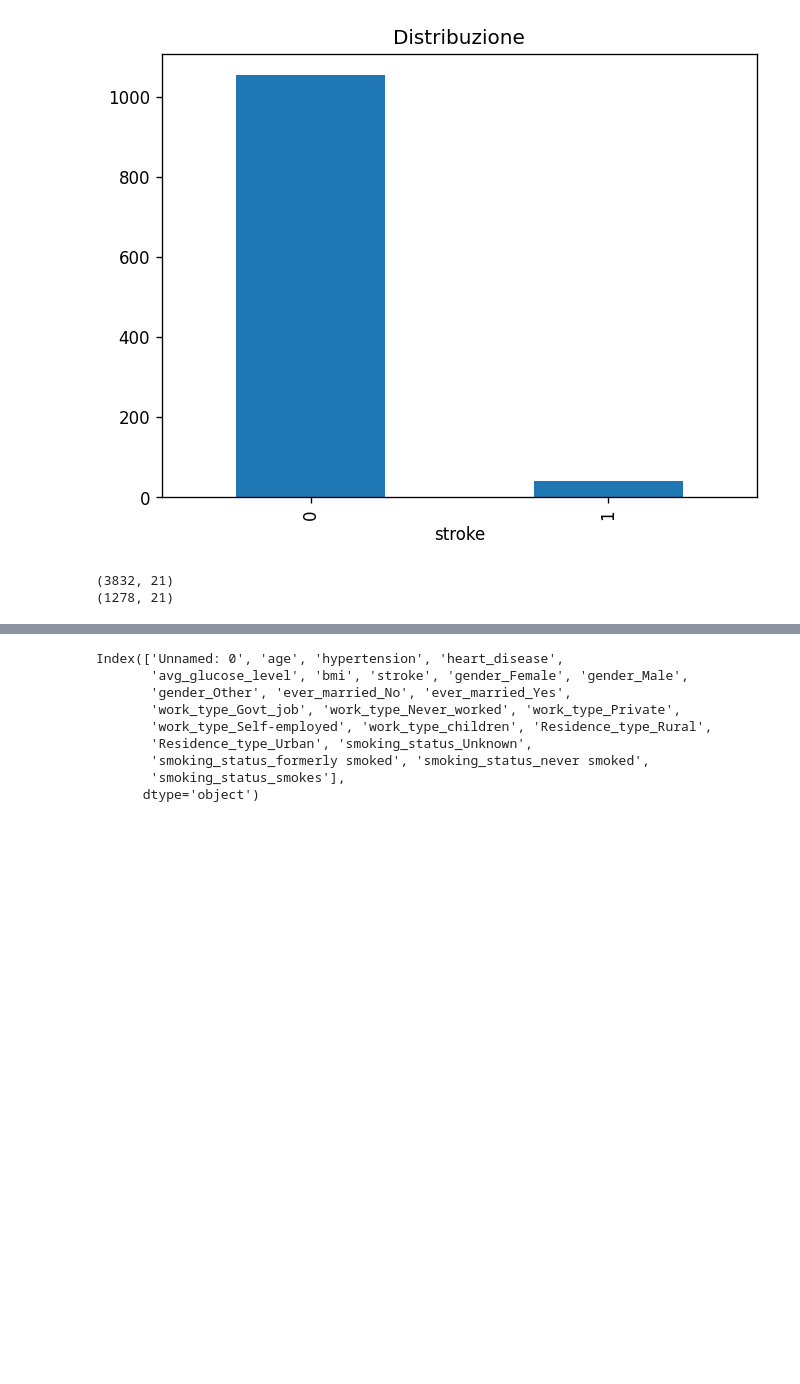
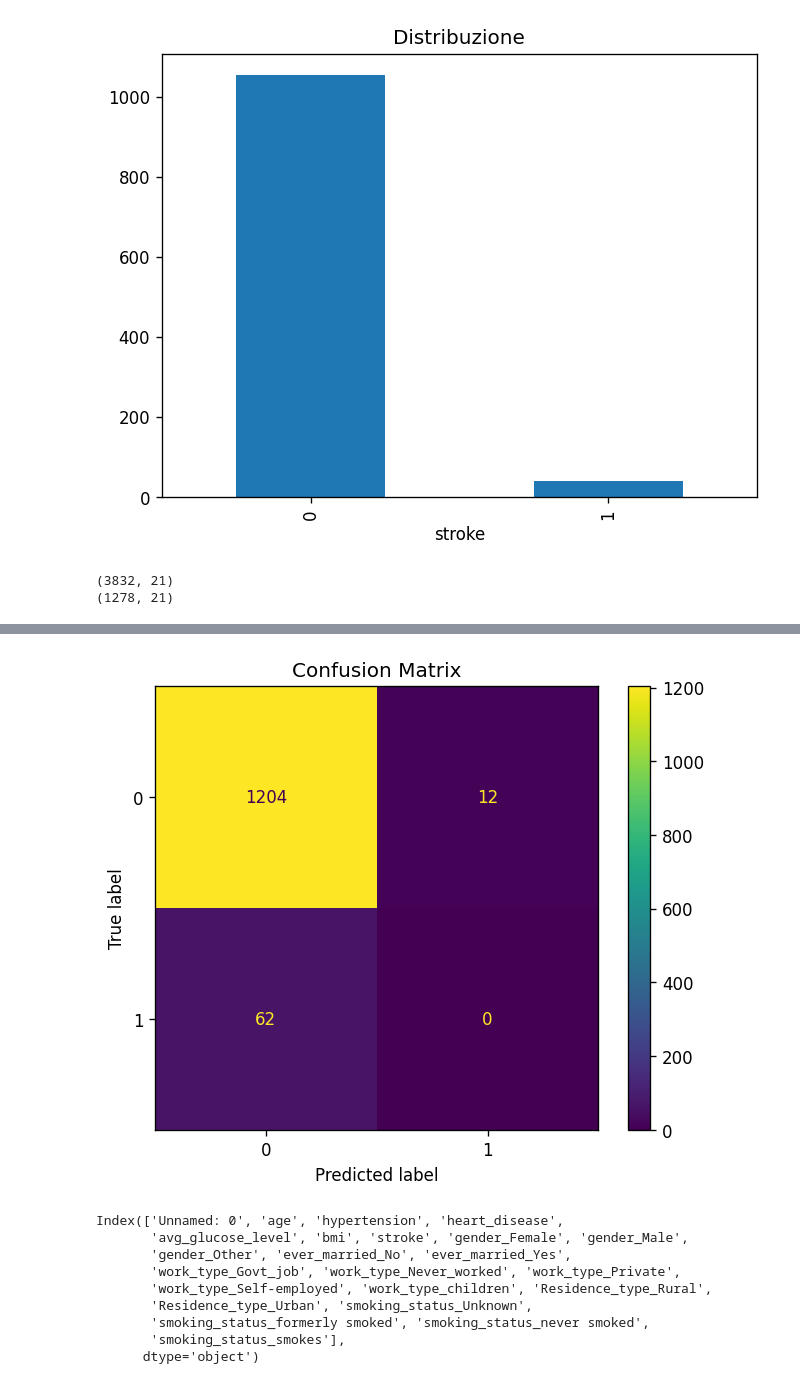
Before and after one commit to giuseppemastrandrea/train-prey-deploy, a Jupyter notebook: 01 - Classifier on stroke data.ipynb, the cells around one changed output, grey strips where cells are left out. Drawn from its saved outputs; the diff is of its cells as text; code cells hidden in the pictures; blank space fills up the shorter version.

```diff
--- a/01 - Classifier on stroke data.ipynb
+++ b/01 - Classifier on stroke data.ipynb
@@ -461,3 +461,10 @@ plt.show()
+# %%
+cm = confusion_matrix(y_test, y_pred)
+ConfusionMatrixDisplay(cm).plot()
+plt.title("Confusion Matrix")
+plt.show()
+# %% [output]
+[figure, added]
 # %%
 model.save("model/model.keras")
 # %%
```
Also changed, not shown: parts of 2 cells of this notebook, 3 other files.
